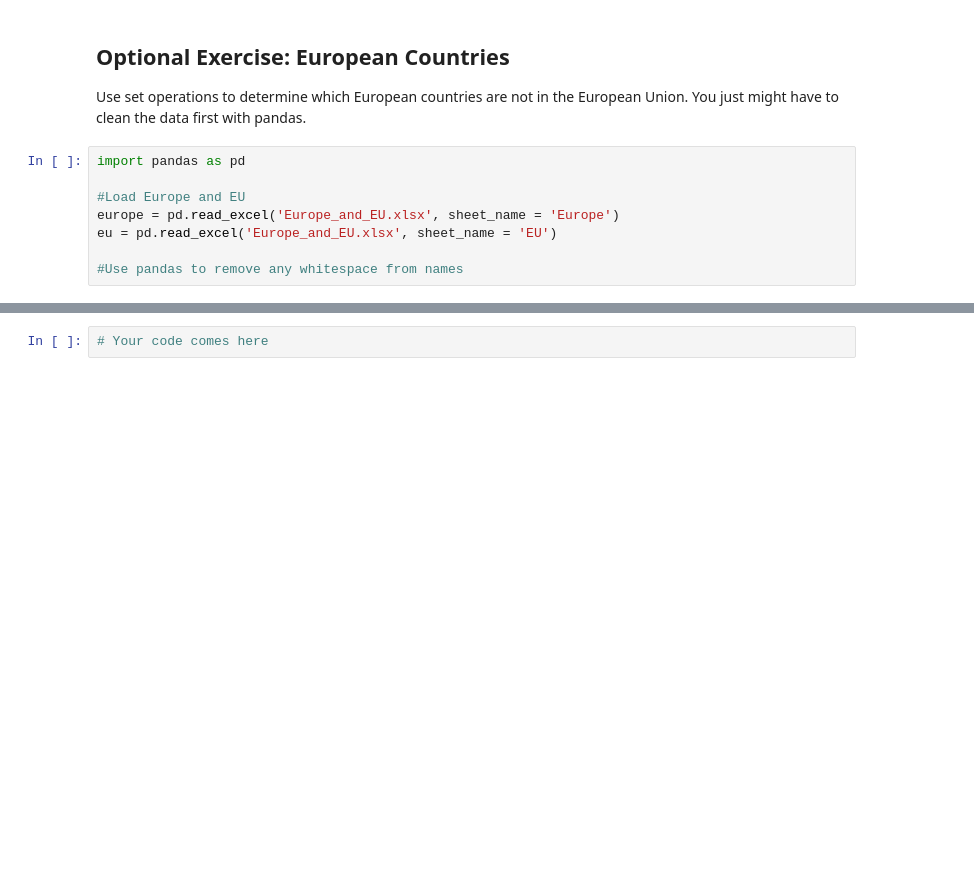
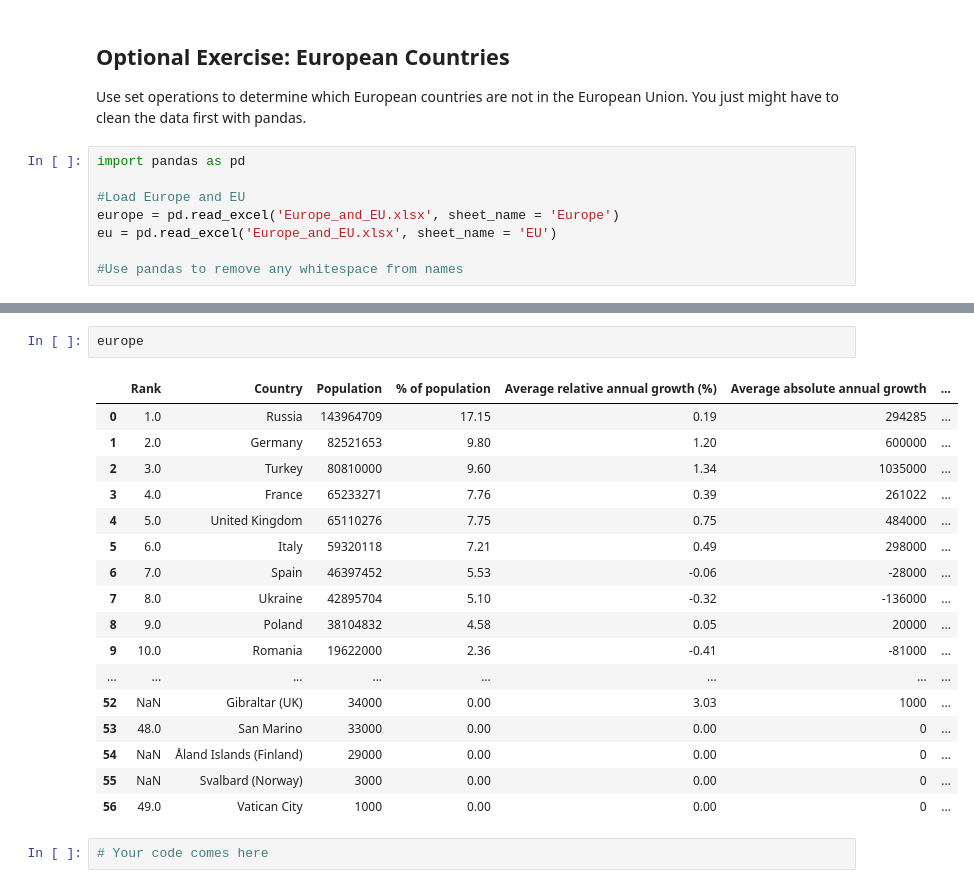
Before and after one commit to fleralle/dsc-intro-to-sets-lab-houston-ds-042219, a Jupyter notebook: index.ipynb, the cells around one changed output, grey strips where cells are left out. Drawn from its saved outputs; the diff is of its cells as text; blank space fills up the shorter version.

```diff
--- a/index.ipynb
+++ b/index.ipynb
@@ -281,3 +286,23 @@ eu.head(3)
+# %%
+europe
+# %% [output]
+|  | Rank | Country | Population | % of population | Average relative annual growth (%) | Average absolute annual growth | ... |
+| 0 | 1.0 | Russia | 143964709 | 17.15 | 0.19 | 294285 | ... |
+| 1 | 2.0 | Germany | 82521653 | 9.80 | 1.20 | 600000 | ... |
+| 2 | 3.0 | Turkey | 80810000 | 9.60 | 1.34 | 1035000 | ... |
+| 3 | 4.0 | France | 65233271 | 7.76 | 0.39 | 261022 | ... |
+| 4 | 5.0 | United Kingdom | 65110276 | 7.75 | 0.75 | 484000 | ... |
+| 5 | 6.0 | Italy | 59320118 | 7.21 | 0.49 | 298000 | ... |
+| 6 | 7.0 | Spain | 46397452 | 5.53 | -0.06 | -28000 | ... |
+| 7 | 8.0 | Ukraine | 42895704 | 5.10 | -0.32 | -136000 | ... |
+| 8 | 9.0 | Poland | 38104832 | 4.58 | 0.05 | 20000 | ... |
+| 9 | 10.0 | Romania | 19622000 | 2.36 | -0.41 | -81000 | ... |
+| ... | ... | ... | ... | ... | ... | ... | ... |
+| 52 | NaN | Gibraltar (UK) | 34000 | 0.00 | 3.03 | 1000 | ... |
+| 53 | 48.0 | San Marino | 33000 | 0.00 | 0.00 | 0 | ... |
+| 54 | NaN | Åland Islands (Finland) | 29000 | 0.00 | 0.00 | 0 | ... |
+| 55 | NaN | Svalbard (Norway) | 3000 | 0.00 | 0.00 | 0 | ... |
+| 56 | 49.0 | Vatican City | 1000 | 0.00 | 0.00 | 0 | ... |
 # %%
 # Your code comes here
 # %% [markdown]
```
Also changed, not shown: parts of 1 cell of this notebook.
